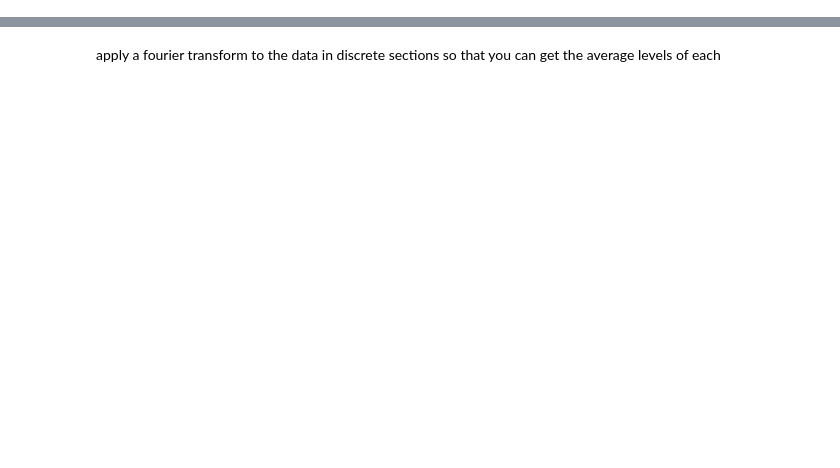
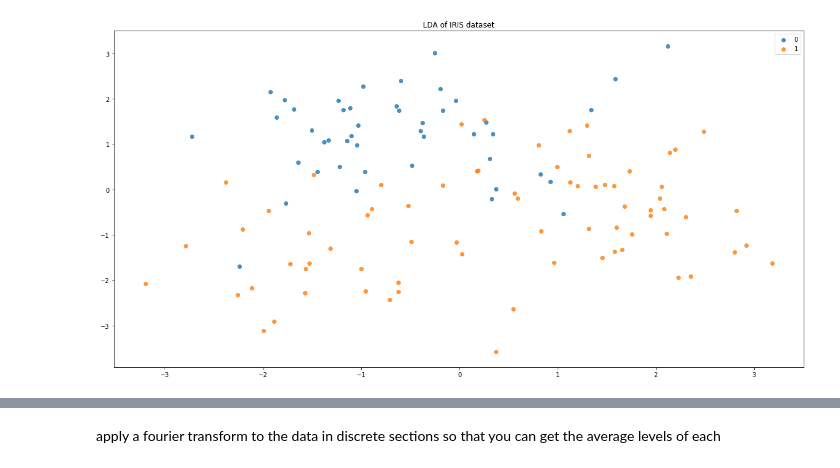
Before and after one commit to Ben243/COGS189-final-project, a Jupyter notebook: notebook.ipynb, the cells around one changed output, grey strips where cells are left out. Saved outputs shown, nothing was run; the diff lists cells and outputs as text; code cells hidden in the pictures; blank space fills up the shorter version.

```diff
--- a/notebook.ipynb
+++ b/notebook.ipynb
@@ -32,7 +37,7 @@ def FFT_Processing (clip):
         for (columnName, columnData) in clip.iteritems():
             X = columnData[start : start + window_size] #Slice raw data over 2 sec, at interval of 0.125 sec
             Y = quick_bin_power(X, band, sample_rate) #FFT over 2 sec of channel j, in seq of theta, alpha, low beta, high beta, gamma
-            meta_data.append(list(Y[0]))
+            meta_data.append(list(Y[1]))
         metaClip = pd.DataFrame(data=[np.array(meta_data).flatten()], columns=finalHeaderNames)
         meta = meta.append(metaClip)
         start = start + step_size
@@ -99,0 +332,11 @@ Processing completed!
+# %%
+plt.figure(figsize=(20,10))
+target_bin = [0, 1]
+for target_name in target_bin:
+    plt.scatter(X_r2[[index for index, value in enumerate(train_bin) if value == target_name], 0], X_r2[[index for index, value in enumerate(train_bin) if value == target_name], 1], alpha=.8,
+                label=target_name)
+plt.legend(loc='best', shadow=False, scatterpoints=1)
+plt.title('LDA of IRIS dataset')
+plt.show()
+# %% [output]
+[figure, added]
```
Also changed, not shown: parts of 43 cells of this notebook.
